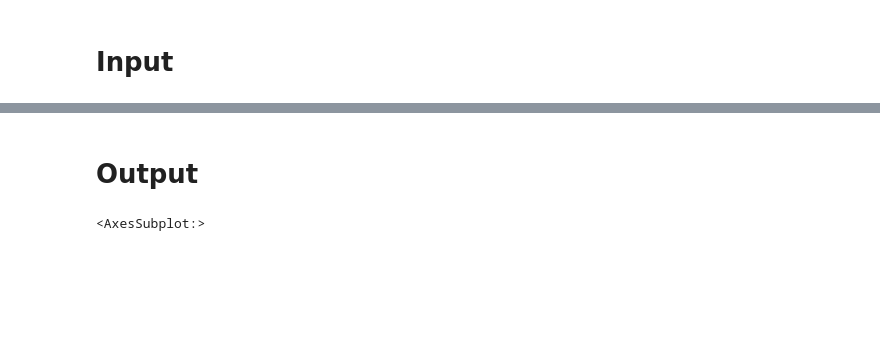
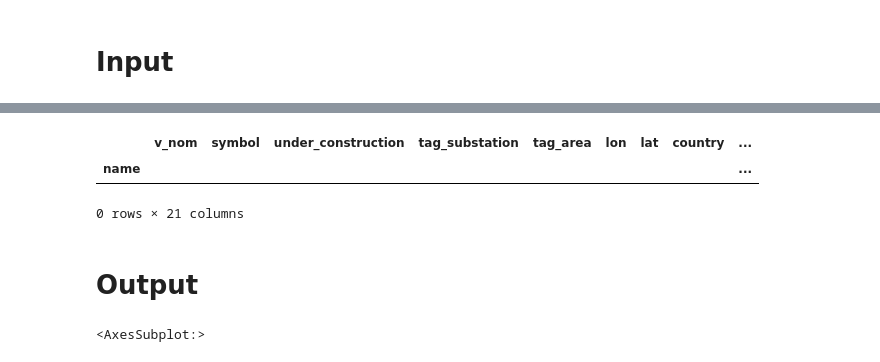
Before and after one commit to pypsa-meets-earth/pypsa-africa-hackathon, a Jupyter notebook: notebooks/build_bus_regions.ipynb, the cells around one changed output, grey strips where cells are left out. Saved outputs shown, nothing was run; the diff lists cells and outputs as text; code cells hidden in the pictures; blank space fills up the shorter version.

```diff
--- a/notebooks/build_bus_regions.ipynb
+++ b/notebooks/build_bus_regions.ipynb
@@ -45,3 +63,9 @@ buses.plot(ax=ax, color = "orange", markersize = 1)
+# %%
+buses[buses.country=="NA"]
+# %% [output]
+|  | v_nom | symbol | under_construction | tag_substation | tag_area | lon | lat | country | ... |
+| name |  |  |  |  |  |  |  |  | ... |
+0 rows × 21 columns
 # %% [markdown]
 # Output
 # %%
```
Also changed, not shown: parts of 10 cells of this notebook.
